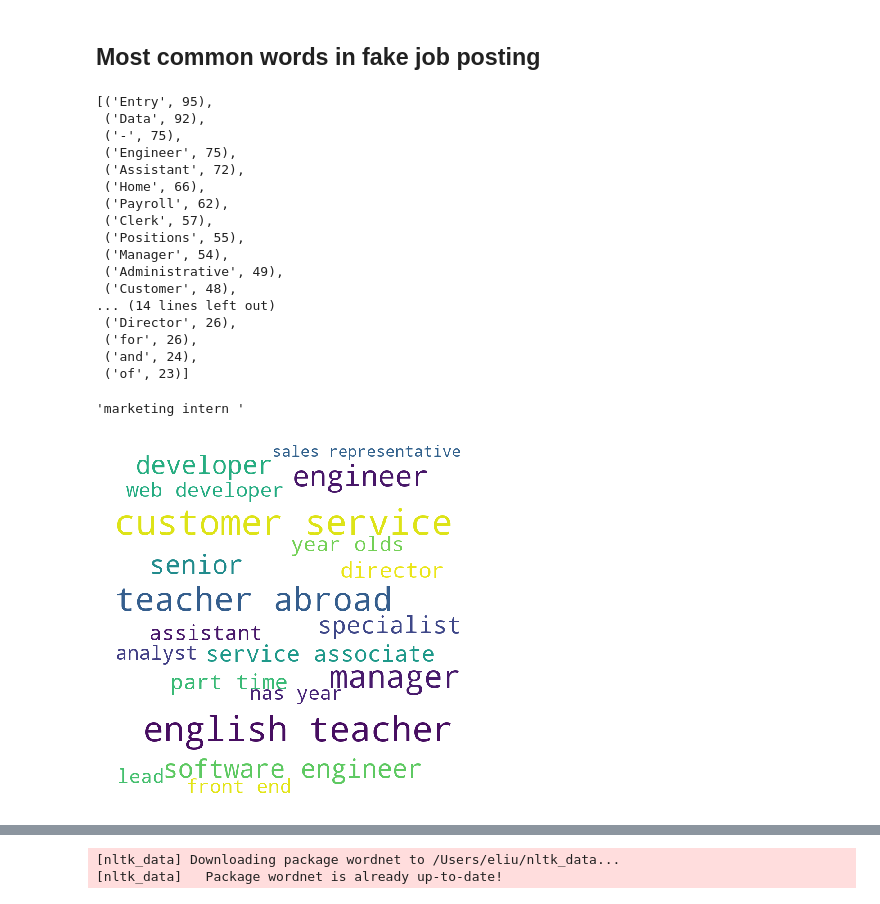
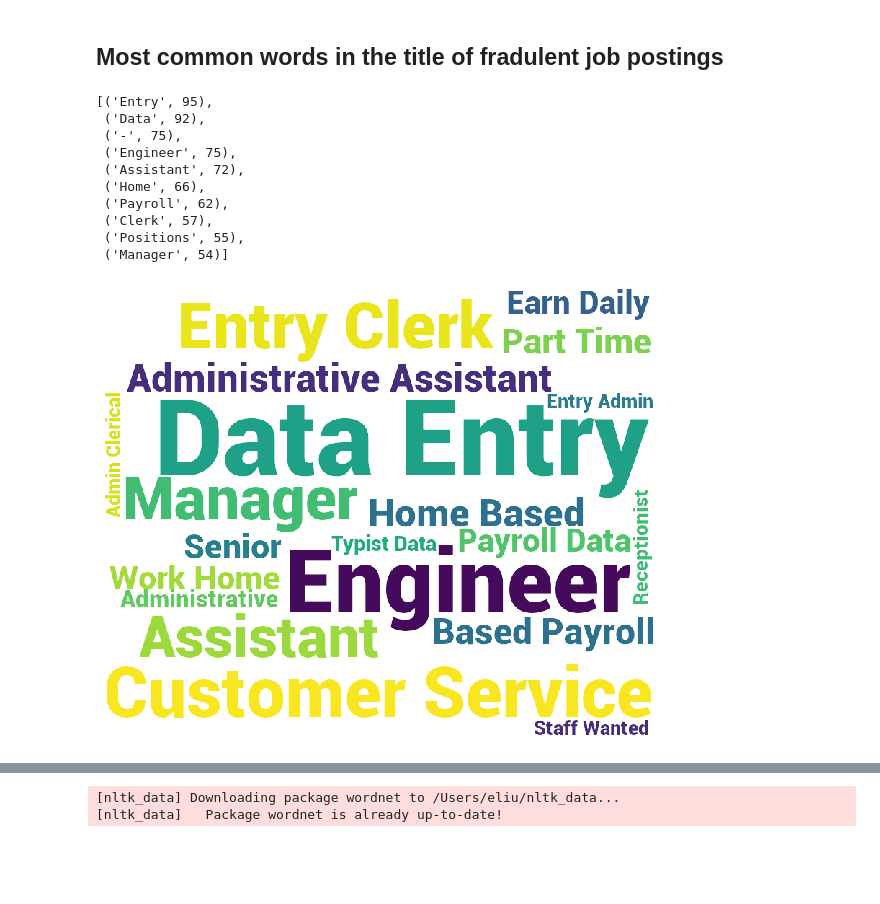
Before and after one commit to estheryl/fake_job_posting, a Jupyter notebook: title_topic_modeling.ipynb, the cells around one changed output, grey strips where cells are left out. Saved outputs shown, nothing was run; the diff lists cells and outputs as text; code cells hidden in the pictures; blank space fills up the shorter version.

Commit message:
clean code and add graphs

```diff
--- a/title_topic_modeling.ipynb
+++ b/title_topic_modeling.ipynb
@@ -56,11 +9,11 @@ df.head()
 # %% [markdown]
-## Most common words in fake job posting
+## Most common words in the title of fradulent job postings
 # %%
 f_title=[]
 for f_t in df[df.fraudulent==1].title.str.split():
     for word in f_t:
         f_title.append(word)
-Counter(f_title).most_common(30)
+Counter(f_title).most_common(10)
 # %% [output]
 [('Entry', 95),
  ('Data', 92),
@@ -71,11 +24,4 @@ Counter(f_title).most_common(30)
  ('Payroll', 62),
  ('Clerk', 57),
  ('Positions', 55),
- ('Manager', 54),
- ('Administrative', 49),
- ('Customer', 48),
-... (14 lines left out)
- ('Director', 26),
- ('for', 26),
- ('and', 24),
- ('of', 23)]
+ ('Manager', 54)]
@@ -85,36 +28,28 @@ import matplotlib.pyplot as plt
-# %%
-stopwords = set(STOPWORDS)
-# %%
-toekns = df.title[0].split()
-" ".join(tokens)+" "
-# %% [output]
-'marketing intern '
 # %%
 comment_words=''
-for val in df.title:
+for val in df[df.fraudulent==1].title:
 
     # typecaste each val to string
     val = str(val)
 
     # split the value
     tokens = val.split()
-    # Converts each token into lowercase
-    for i in range(len(tokens)):
-        tokens[i] = tokens[i].lower()
+
 
     comment_words += " ".join(tokens)+" "
 
-wordcloud = WordCloud(width = 800, height = 800, font_step = 2,
-                background_color ='white', max_words = 20,
+wordcloud = WordCloud(width = 769, height = 628, font_step = 1,
+                background_color ="rgba(255, 255, 255, 0)", mode="RGBA", max_words = 20,
                 stopwords = stopwords,
-                min_font_size = 10).generate(comment_words)
+                min_font_size = 2,
+                     font_path = 'Roboto-Black.ttf').generate(comment_words)
 
 # plot the WordCloud image
-plt.figure(figsize = (5, 5), facecolor = None)
+plt.figure(figsize = (7.69, 6.28))
 plt.imshow(wordcloud)
 plt.axis("off")
 plt.tight_layout(pad = 0)
-
+plt.savefig('wordcloud1.png',transparent=True)
 plt.show()
 # %% [output]
-[figure, old version]
+[figure, new version]
```
Also changed, not shown: parts of 20 cells of this notebook, 5 other files.
